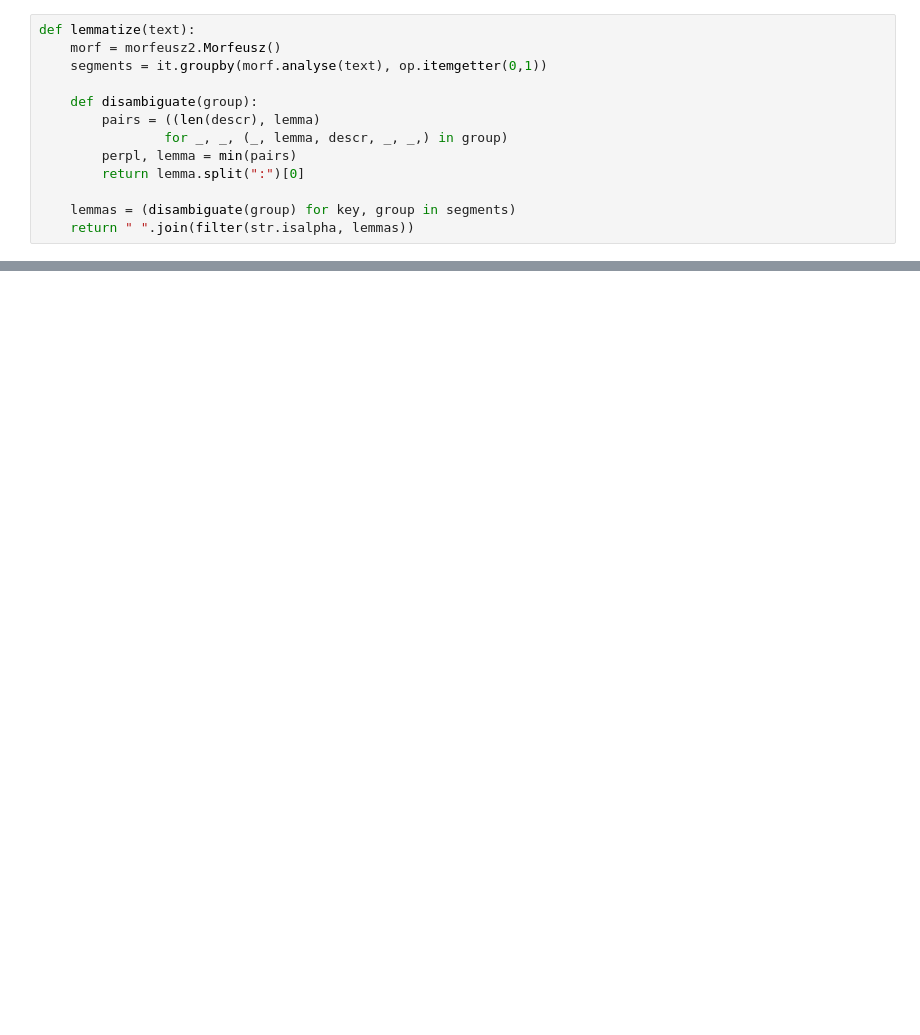
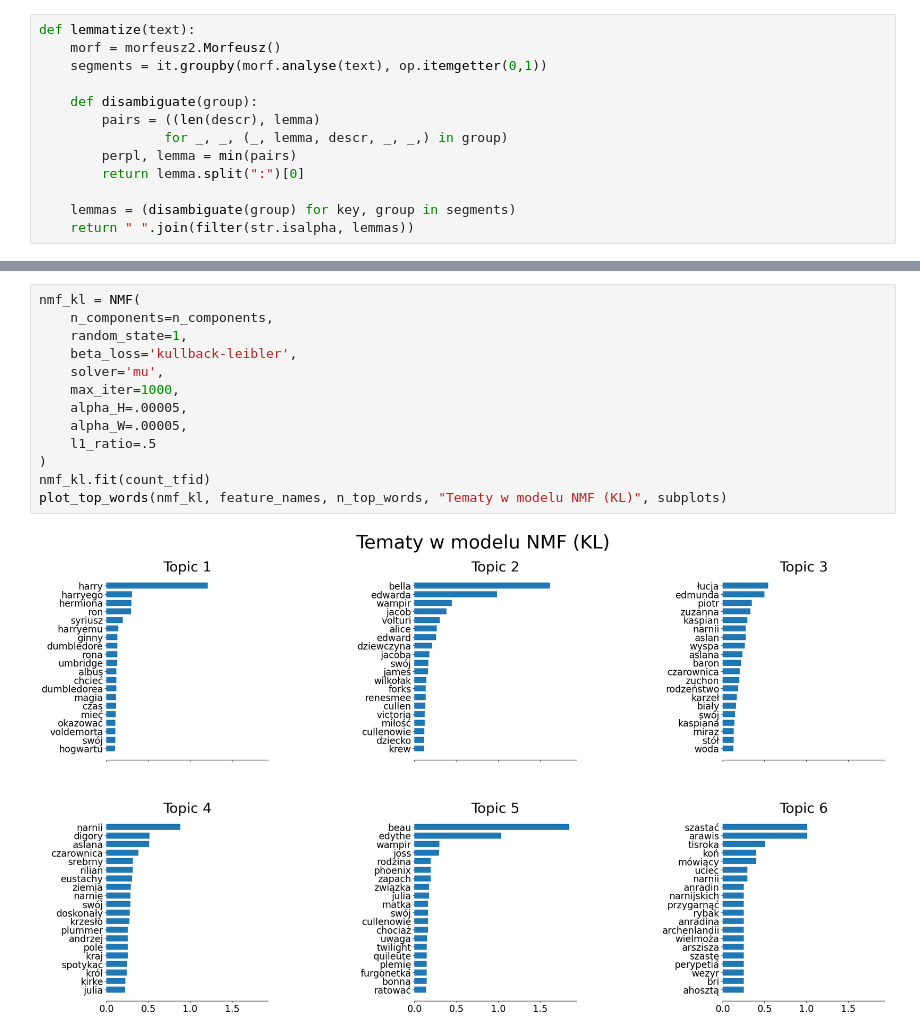
Before and after one commit to ziatit/TextMining, a Jupyter notebook: text_mining.ipynb, the cells around one changed output, grey strips where cells are left out. Cells and saved outputs as stored; diff of their text form; blank space fills up the shorter version.

```diff
--- a/text_mining.ipynb
+++ b/text_mining.ipynb
@@ -50,0 +246,15 @@ print(json.dumps(documents, indent=4, ensure_ascii=False))
+# %%
+nmf_kl = NMF(
+    n_components=n_components,
+    random_state=1,
+    beta_loss='kullback-leibler',
+    solver='mu',
+    max_iter=1000,
+    alpha_H=.00005,
+    alpha_W=.00005,
+    l1_ratio=.5
+)
+nmf_kl.fit(count_tfid)
+plot_top_words(nmf_kl, feature_names, n_top_words, "Tematy w modelu NMF (KL)", subplots)
+# %% [output]
+[figure, added]
```
Also changed, not shown: parts of 17 cells of this notebook.
